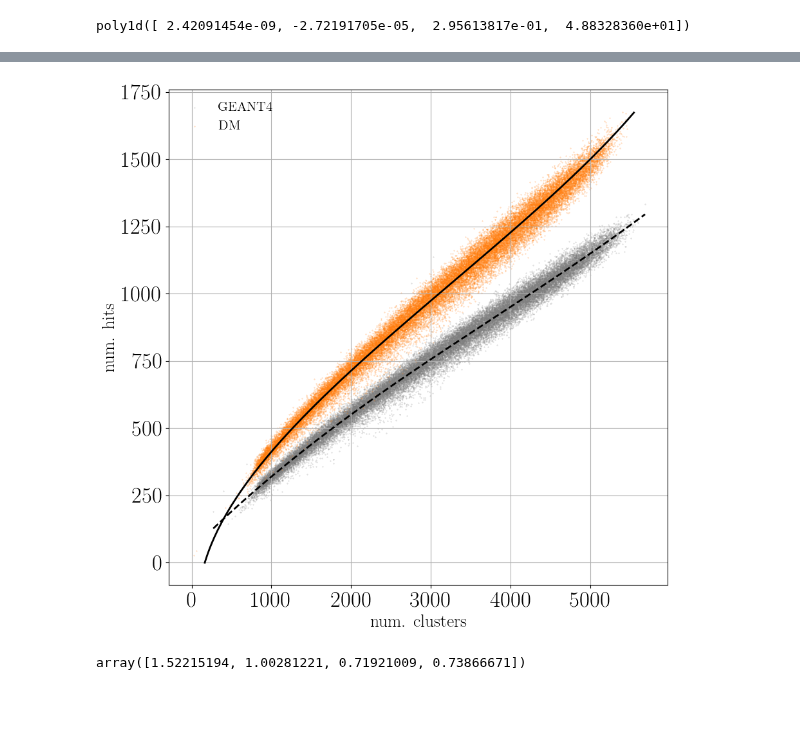
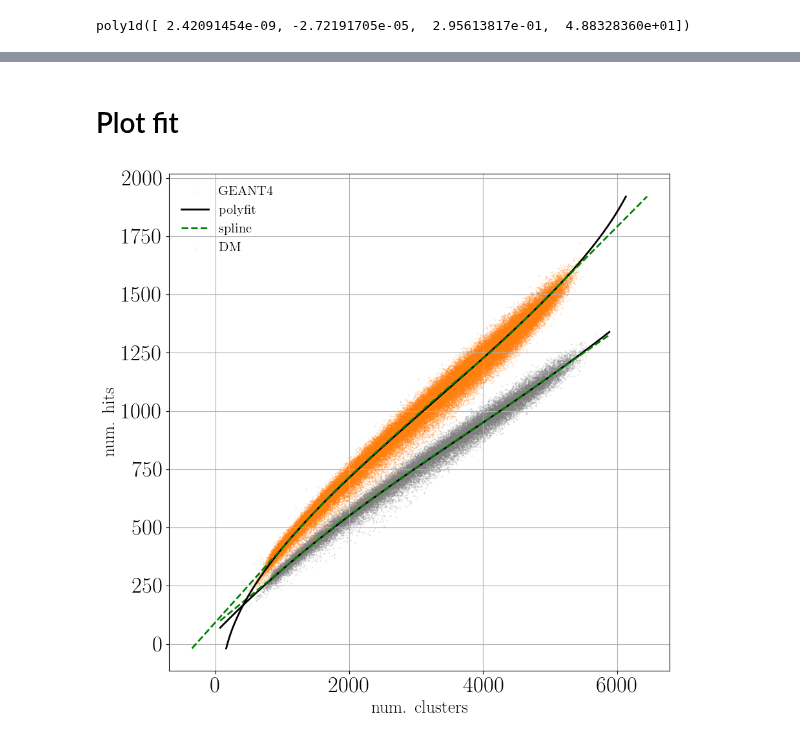
Before and after one commit to FLC-QU-hep/CaloClouds-3, a Jupyter notebook: occupancy_scale.ipynb, the cells around one changed output, grey strips where cells are left out. Drawn from its saved outputs; the diff is of its cells as text; code cells hidden in the pictures; blank space fills up the shorter version.

Commit message:
added spline fit

```diff
--- a/occupancy_scale.ipynb
+++ b/occupancy_scale.ipynb
@@ -47,16 +52,16 @@ print(fake_showers.shape)
 # %%
-n = 40000
+n = 100_000
 importlib.reload(plotting)
 
-events = plotting.get_projections(real_showers[:n], MAP, layer_bottom_pos)       # get projection of a point clouds to the detector grid
+# events = plotting.get_projections(real_showers[:n], MAP, layer_bottom_pos)       # get projection of a point clouds to the detector grid
 events_fake = plotting.get_projections(fake_showers[:n], MAP, layer_bottom_pos)  # get projection of a point clouds to the detector grid
 # %%
 importlib.reload(plotting)
 
-_, occ_real, _, _, _, _, _, _, _ = plotting.get_features(events)      # get event level features
+# _, occ_real, _, _, _, _, _, _, _ = plotting.get_features(events)      # get event level features
 _, occ_fake, _, _, _, _, _, _, _ = plotting.get_features(events_fake) # get event level features
 # %%
-num_hits_real = (real_showers[:, -1, :] > 0).sum(axis=1)  # get num points in the point clouds
+# num_hits_real = (real_showers[:, -1, :] > 0).sum(axis=1)  # get num points in the point clouds
 num_hits_fakel = (fake_showers[:, -1, :] > 0).sum(axis=1) # get num points in the point clouds
 # %%
 # np.save('occ_real.npy', occ_real)
@@ -90,0 +100,18 @@ poly1d_fn_2(poly1d_fn(3000)) / 3000
+# %%
+from sklearn.linear_model import HuberRegressor
+from sklearn.preprocessing import PolynomialFeatures, SplineTransformer, StandardScaler
+from sklearn.pipeline import make_pipeline
+
+knots = np.quantile(num_hits_real, np.arange(0.1, 0.91, 0.1)).reshape(-1,1)
+spline_real = make_pipeline(SplineTransformer(n_knots=9, degree=1, knots=knots, extrapolation='linear'), HuberRegressor(max_iter=1000))
+# mask = (num_hits_real >= knots[0]) & (num_hits_real <= knots[-1])
+# mask = (num_hits_real <= knots[-1])
+# spline_real = make_pipeline(SplineTransformer(n_knots=5, degree=1, extrapolation='linear'), HuberRegressor(max_iter=1000))
+spline_real.fit(num_hits_real[:].reshape(-1,1), occ_real[:].reshape(-1))
+
+knots = np.quantile(occ_fake, np.arange(0.1, 0.91, 0.2)).reshape(-1,1)
+spline_fake = make_pipeline(SplineTransformer(n_knots=9, degree=2, knots=knots, extrapolation='linear'), HuberRegressor(max_iter=1000))
+# mask = (occ_fake >= knots[0]) & (occ_fake <= knots[-1])
+# mask = (occ_fake <= knots[-1])
+# spline_fake = make_pipeline(SplineTransformer(n_knots=5, degree=1, extrapolation='linear'), HuberRegressor(max_iter=1000))
+spline_fake.fit(occ_fake[:].reshape(-1,1), num_hits_fakel[:].reshape(-1))
@@ -91,17 +128,24 @@ poly1d_fn_2(poly1d_fn(3000)) / 3000
+# %% [markdown]
+# Plot fit
 # %%
 plt.figure(figsize=(10, 10))
+x = 200
+
 plt.scatter(num_hits_real, occ_real, s=0.1, alpha=0.5, label='GEANT4', color='grey')
-plt.plot(np.arange(num_hits_real.min(), num_hits_real.max()), poly1d_fn(np.arange(num_hits_real.min(), num_hits_real.max())), '--k', lw=2)
+plt.plot(np.arange(num_hits_real.min()-x, num_hits_real.max()+x), poly1d_fn(np.arange(num_hits_real.min()-x, num_hits_real.max()+x)), '-k', lw=2, label='polyfit')
+plt.plot(np.arange(num_hits_real.min()-x, num_hits_real.max()+x), spline_real.predict(np.arange(num_hits_real.min()-x, num_hits_real.max()+x).reshape(-1,1)), '--g', lw=2, label='spline')
+
 plt.scatter(num_hits_fakel, occ_fake, s=0.1, alpha=0.5, label='DM', color='tab:orange')
-plt.plot(poly1d_fn_2(np.arange(occ_fake.min(), occ_fake.max())), np.arange(occ_fake.min(), occ_fake.max()), 'k', lw=2)
+plt.plot(poly1d_fn_2(np.arange(occ_fake.min()-x, occ_fake.max()+x)), np.arange(occ_fake.min()-x, occ_fake.max()+x), 'k', lw=2)
+plt.plot(spline_fake.predict(np.arange(occ_fake.min()-x, occ_fake.max()+x).reshape(-1,1)), np.arange(occ_fake.min()-x, occ_fake.max()+x), '--g', lw=2)
+
 
 plt.grid('both')
-
 plt.ylabel('num. hits', fontsize=20, family='serif')
 plt.xlabel('num. clusters', fontsize=20, family='serif')
 # plt.xlim(150, 1200)
 # plt.ylim(400, 3700)
 plt.legend(fontsize=15)
 plt.show()
 # %% [output]
-[figure, old version]
+[figure, new version]
@@ -120,4 +188,0 @@ def get_scale_factor(num_clusters):
-# %%
-get_scale_factor(np.array([200, 400, 3000, 5000]))
-# %% [output]
-array([1.52215194, 1.00281221, 0.71921009, 0.73866671])
```
Also changed, not shown: parts of 10 cells of this notebook.
